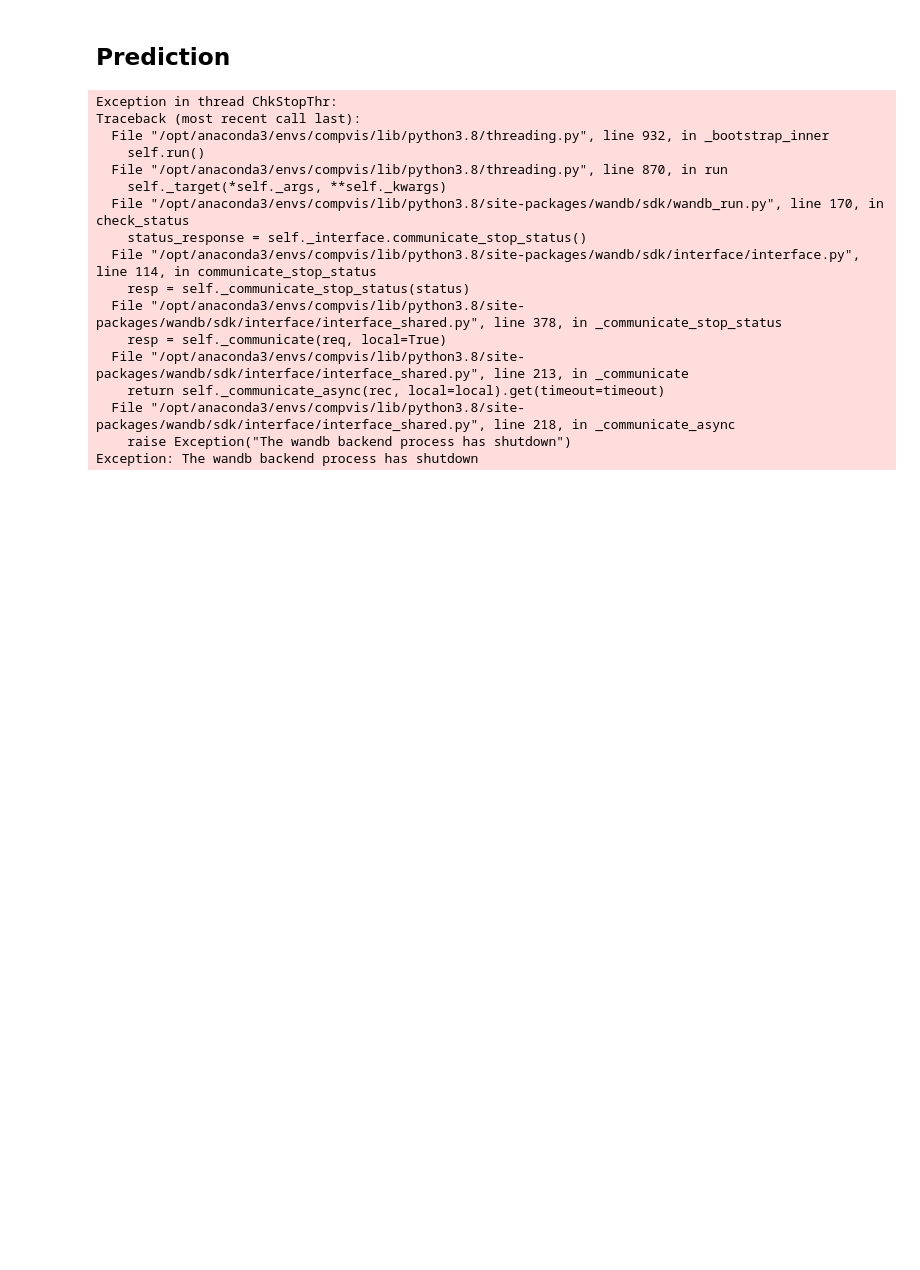
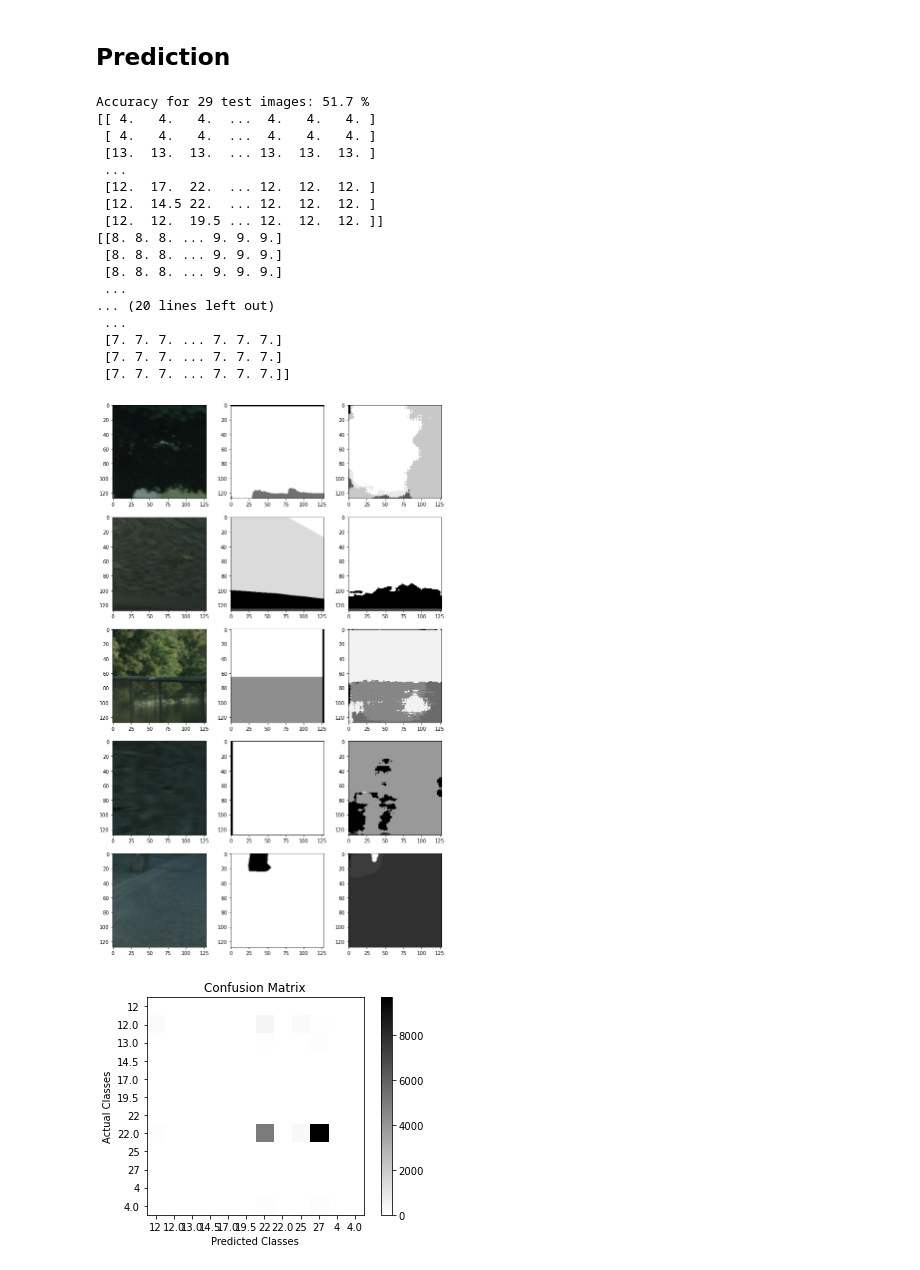
Before and after one commit to marco-fuchs/MSE-CompVis-Assignment2, a Jupyter notebook: CompVis_Assignment2_MarcoFuchs.ipynb, the cells around one changed output. Drawn from its saved outputs; the diff is of its cells as text; code cells hidden in the pictures; blank space fills up the shorter version.

```diff
--- a/CompVis_Assignment2_MarcoFuchs.ipynb
+++ b/CompVis_Assignment2_MarcoFuchs.ipynb
@@ -406,43 +415,45 @@ def calc_accuracy(pred_mask, true_mask):
 # Load model, if already trained
 from keras.models import load_model
 
-model_ = load_model('model.11-0.79.h5')
-# model.summary()
+# model_ = load_model('model.15-0.76.h5')
+model = load_model('models/2022-01-05_best_model.h5')
 # %%
-val_img, val_mask = next(iter(valloader))
+val_img, val_mask = next(iter(tstloader))
 
 pred_mask = model.predict(val_img)
 pred_mask = np.argmax(pred_mask, axis=-1)
 pred_mask = np.expand_dims(pred_mask, axis=-1)
 
 num_accuracy = 29
 accuracy = np.mean([calc_accuracy(np.squeeze(pred_mask[i],-1), np.squeeze(val_mask[i],-1)) for i in range(num_accuracy)])
 print(f"Accuracy for {num_accuracy} test images: {accuracy:.1f} %")
 
-
 num_example_to_display = 5
 fig, axs = plt.subplots(nrows=num_example_to_display, ncols=3, figsize=(12,4*num_example_to_display))
 for i in range(num_example_to_display):
     confusion_matrix(np.squeeze(pred_mask[i],-1), np.squeeze(val_mask[i],-1))
 
     axs[i][0].imshow(val_img[i]);
-    axs[i][1].imshow(np.squeeze(val_mask[i],-1), cmap='gray');
+    axs[i][1].imshow(np.squeeze(val_mask[i],-1), cmap='gray')
+    print(np.squeeze(val_mask[i],-1))
     axs[i][2].imshow(np.squeeze(pred_mask[i],-1), cmap='gray')
 # %% [output]
-Exception in thread ChkStopThr:
-Traceback (most recent call last):
-  File "/opt/anaconda3/envs/compvis/lib/python3.8/threading.py", line 932, in _bootstrap_inner
-    self.run()
-  File "/opt/anaconda3/envs/compvis/lib/python3.8/threading.py", line 870, in run
-    self._target(*self._args, **self._kwargs)
-  File "/opt/anaconda3/envs/compvis/lib/python3.8/site-packages/wandb/sdk/wandb_run.py", line 170, in check_status
-    status_response = self._interface.communicate_stop_status()
-  File "/opt/anaconda3/envs/compvis/lib/python3.8/site-packages/wandb/sdk/interface/interface.py", line 114, in communicate_stop_status
-    resp = self._communicate_stop_status(status)
-  File "/opt/anaconda3/envs/compvis/lib/python3.8/site-packages/wandb/sdk/interface/interface_shared.py", line 378, in _communicate_stop_status
-    resp = self._communicate(req, local=True)
-  File "/opt/anaconda3/envs/compvis/lib/python3.8/site-packages/wandb/sdk/interface/interface_shared.py", line 213, in _communicate
-    return self._communicate_async(rec, local=local).get(timeout=timeout)
-  File "/opt/anaconda3/envs/compvis/lib/python3.8/site-packages/wandb/sdk/interface/interface_shared.py", line 218, in _communicate_async
-    raise Exception("The wandb backend process has shutdown")
-Exception: The wandb backend process has shutdown
+Accuracy for 29 test images: 51.7 %
+[[ 4.   4.   4.  ...  4.   4.   4. ]
+ [ 4.   4.   4.  ...  4.   4.   4. ]
+ [13.  13.  13.  ... 13.  13.  13. ]
+ ...
+ [12.  17.  22.  ... 12.  12.  12. ]
+ [12.  14.5 22.  ... 12.  12.  12. ]
+ [12.  12.  19.5 ... 12.  12.  12. ]]
+[[8. 8. 8. ... 9. 9. 9.]
+ [8. 8. 8. ... 9. 9. 9.]
+ [8. 8. 8. ... 9. 9. 9.]
+ ...
+... (20 lines left out)
+ ...
+ [7. 7. 7. ... 7. 7. 7.]
+ [7. 7. 7. ... 7. 7. 7.]
+ [7. 7. 7. ... 7. 7. 7.]]
+[figure, added]
+[figure, added]
```
Also changed, not shown: parts of 10 cells of this notebook.
